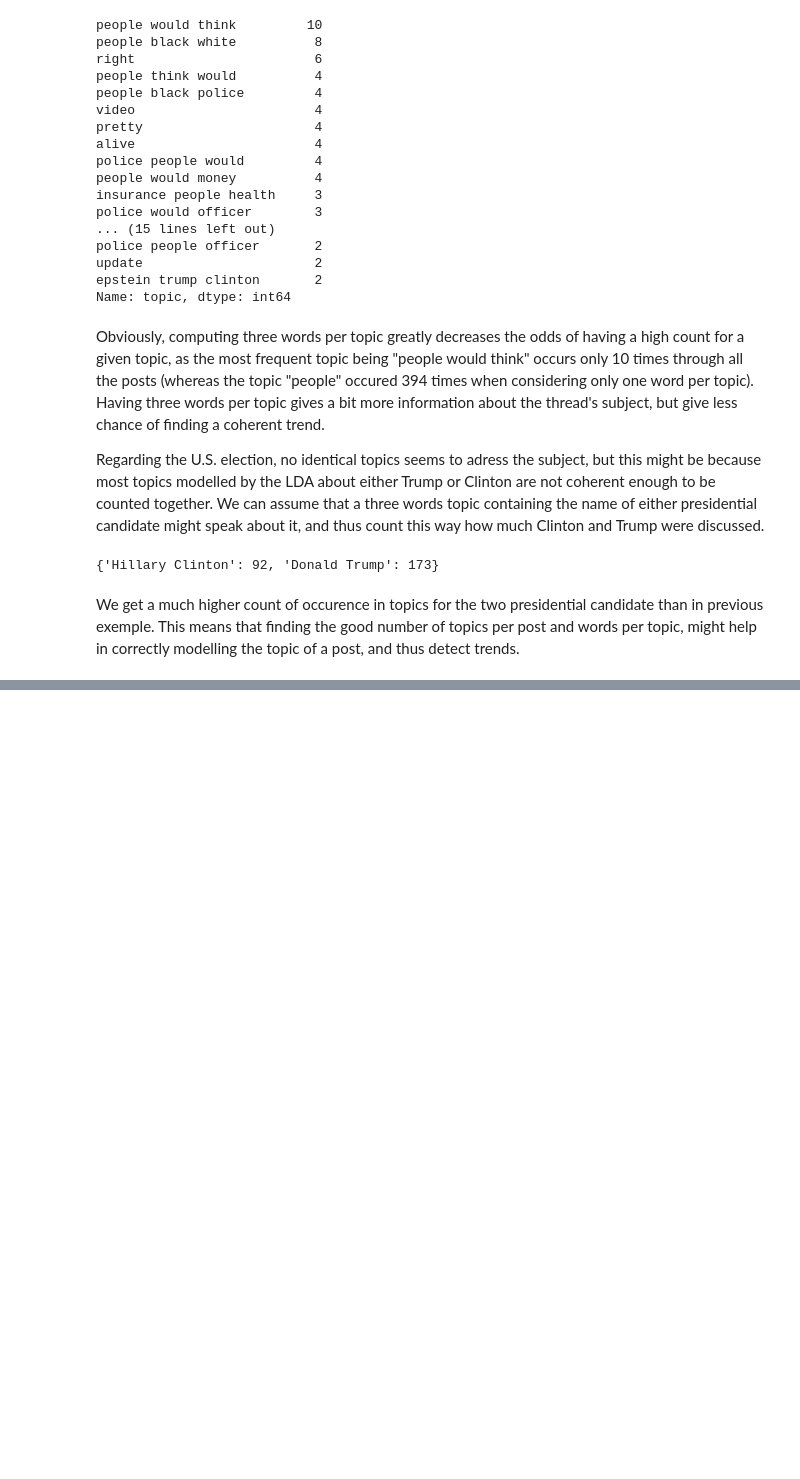
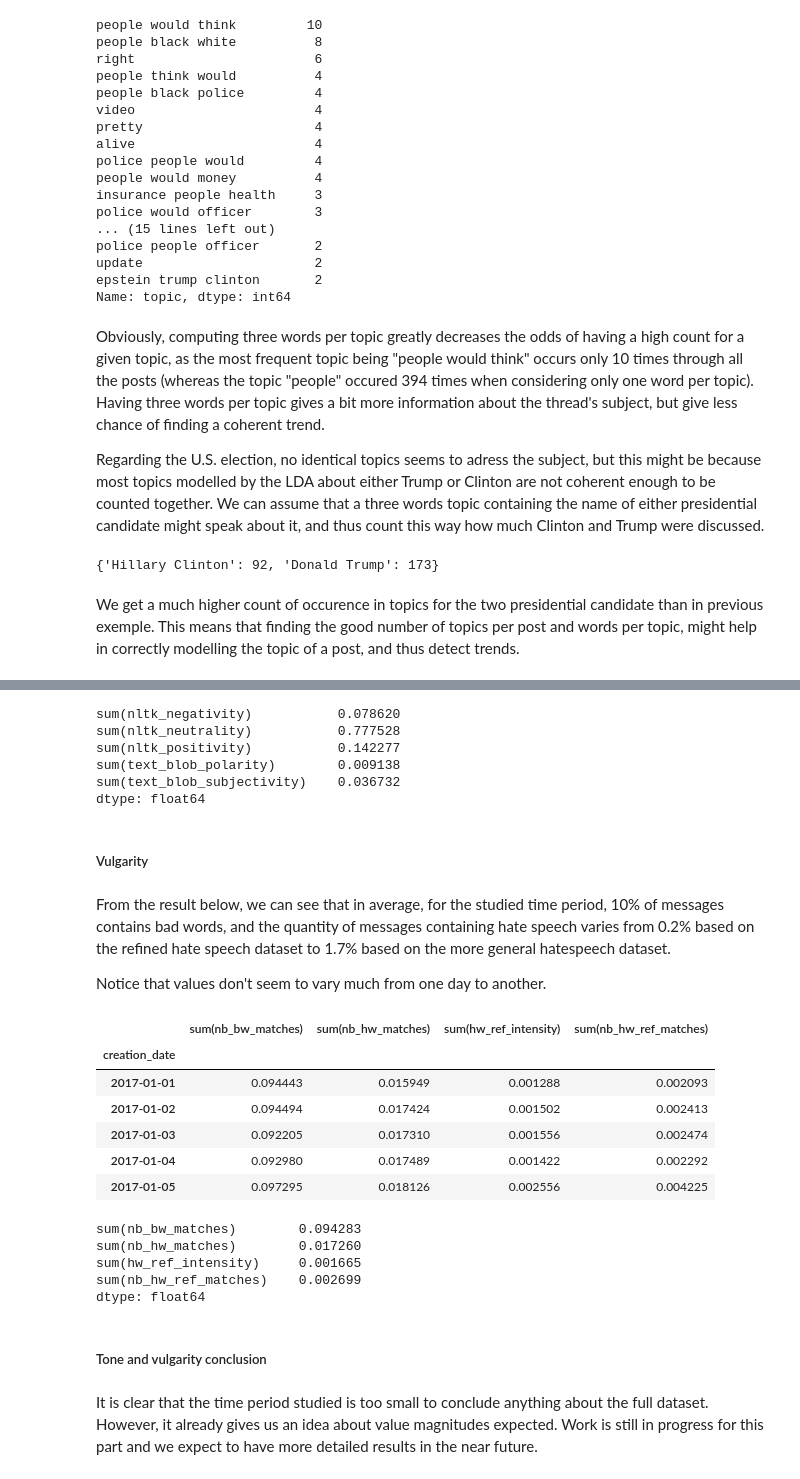
Before and after one commit to MetaHG/Reddit-opinions-polarization, a Jupyter notebook: notebooks/DataCollection.ipynb, the cells around one changed output, grey strips where cells are left out. Saved outputs shown, nothing was run; the diff lists cells and outputs as text; code cells hidden in the pictures; blank space fills up the shorter version.

```diff
--- a/notebooks/DataCollection.ipynb
+++ b/notebooks/DataCollection.ipynb
@@ -341,0 +403,41 @@ We get a much higher count of occurence in topics for the two presidential candi
+# %%
+# Average of the metrics over the first 5 days of January 2017
+avg_tone_metrics = pd_percentage_avg.loc[:'sum(text_blob_subjectivity)']
+avg_tone_metrics
+# %% [output]
+sum(nltk_negativity)           0.078620
+sum(nltk_neutrality)           0.777528
+sum(nltk_positivity)           0.142277
+sum(text_blob_polarity)        0.009138
+sum(text_blob_subjectivity)    0.036732
+dtype: float64
+# %% [markdown]
+##### Vulgarity
+# %% [markdown]
+From the result below, we can see that in average, for the studied time period, 10% of messages contains bad words, and the quantity of messages containing hate speech varies from 0.2% based on the refined hate speech dataset to 1.7% based on the more general hatespeech dataset.
+
+Notice that values don't seem to vary much from one day to another.
+# %%
+vulgarity_metrics = pd_percentage.loc[:, 'sum(nb_bw_matches)':]
+vulgarity_metrics
+# %% [output]
+|  | sum(nb_bw_matches) | sum(nb_hw_matches) | sum(hw_ref_intensity) | sum(nb_hw_ref_matches) |
+| creation_date |  |  |  |  |
+| 2017-01-01 | 0.094443 | 0.015949 | 0.001288 | 0.002093 |
+| 2017-01-02 | 0.094494 | 0.017424 | 0.001502 | 0.002413 |
+| 2017-01-03 | 0.092205 | 0.017310 | 0.001556 | 0.002474 |
+| 2017-01-04 | 0.092980 | 0.017489 | 0.001422 | 0.002292 |
+| 2017-01-05 | 0.097295 | 0.018126 | 0.002556 | 0.004225 |
+# %%
+avg_vulgarity_metrics = pd_percentage_avg.loc['sum(nb_bw_matches)':]
+avg_vulgarity_metrics
+# %% [output]
+sum(nb_bw_matches)        0.094283
+sum(nb_hw_matches)        0.017260
+sum(hw_ref_intensity)     0.001665
+sum(nb_hw_ref_matches)    0.002699
+dtype: float64
+# %% [markdown]
+##### Tone and vulgarity conclusion
+# %% [markdown]
+It is clear that the time period studied is too small to conclude anything about the full dataset. However, it already gives us an idea about value magnitudes expected. Work is still in progress for this part and we expect to have more detailed results in the near future.
```
Also changed, not shown: parts of 9 cells of this notebook.
